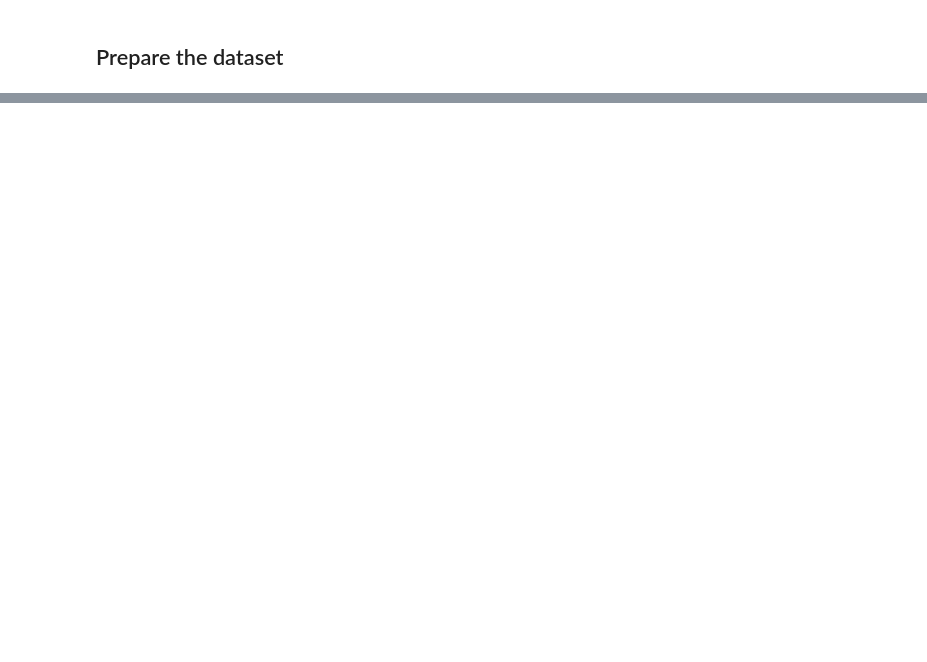
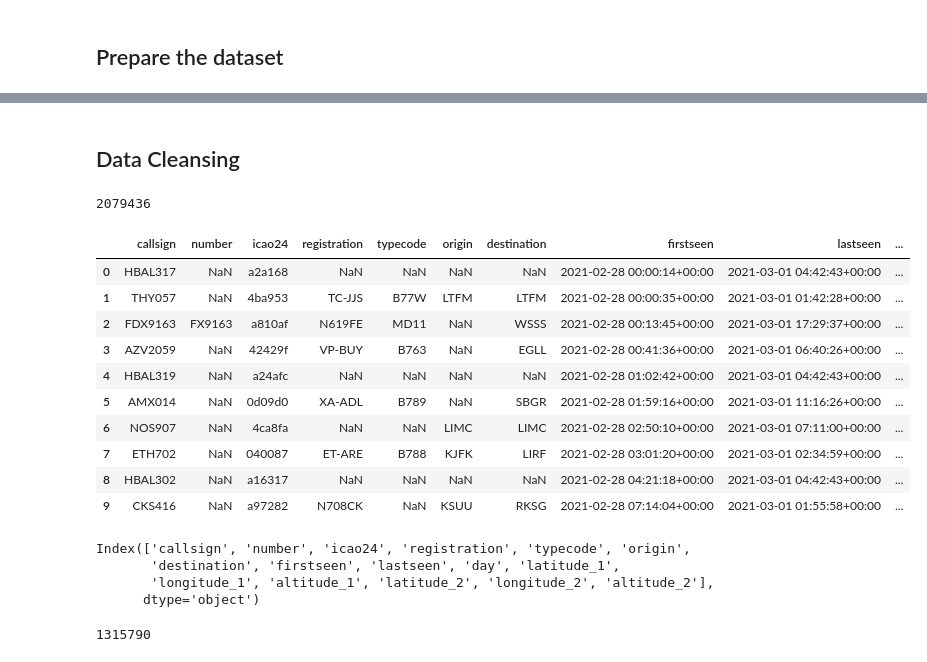
Before and after one commit to alpha2phi/jupyter-notebooks, a Jupyter notebook: nbs/10_network_and_graph.ipynb, the cells around one changed output, grey strips where cells are left out. Cells and saved outputs as stored; diff of their text form; code cells hidden in the pictures; blank space fills up the shorter version.

```diff
--- a/nbs/10_network_and_graph.ipynb
+++ b/nbs/10_network_and_graph.ipynb
@@ -204,14 +4,0 @@ def insert_data(query, rows, batch_size = 10000):
-# %%
-file = "./arxiv-metadata-oai-snapshot.json"
-
-metadata  = []
-
-lines = 100000    # 100k for testing
-with open(file, 'r') as f:
-    for line in tqdm(f):
-        metadata.append(json.loads(line))
-        lines -= 1
-        if lines == 0: break
-
-df = pd.DataFrame(metadata)
-df.head()
@@ -371,0 +30,2 @@ math.AP 1996
+# %% [markdown]
+## Data Cleansing
@@ -371,0 +54,37 @@ math.AP 1996
+# %%
+FLIGHT_DEC_2019 = f"{TEST_DATA_FOLDER}/flightlist_20191201_20191231.csv"
+FLIGHT_DEC_2020 = f"{TEST_DATA_FOLDER}/flightlist_20201201_20201231.csv"
+FLIGHT_MAR_2021 = f"{TEST_DATA_FOLDER}/flightlist_20210301_20210331.csv"
+# %%
+#df = pd.read_csv(FLIGHT_DEC_2019, low_memory=False)
+df = pd.read_csv(FLIGHT_MAR_2021, low_memory=False)
+#df = pd.read_csv(FLIGHT_DEC_2020, low_memory=False)
+len(df)
+# %% [output]
+2079436
+# %%
+df.head(10)
+# %% [output]
+|  | callsign | number | icao24 | registration | typecode | origin | destination | firstseen | lastseen | ... |
+| 0 | HBAL317 | NaN | a2a168 | NaN | NaN | NaN | NaN | 2021-02-28 00:00:14+00:00 | 2021-03-01 04:42:43+00:00 | ... |
+| 1 | THY057 | NaN | 4ba953 | TC-JJS | B77W | LTFM | LTFM | 2021-02-28 00:00:35+00:00 | 2021-03-01 01:42:28+00:00 | ... |
+| 2 | FDX9163 | FX9163 | a810af | N619FE | MD11 | NaN | WSSS | 2021-02-28 00:13:45+00:00 | 2021-03-01 17:29:37+00:00 | ... |
+| 3 | AZV2059 | NaN | 42429f | VP-BUY | B763 | NaN | EGLL | 2021-02-28 00:41:36+00:00 | 2021-03-01 06:40:26+00:00 | ... |
+| 4 | HBAL319 | NaN | a24afc | NaN | NaN | NaN | NaN | 2021-02-28 01:02:42+00:00 | 2021-03-01 04:42:43+00:00 | ... |
+| 5 | AMX014 | NaN | 0d09d0 | XA-ADL | B789 | NaN | SBGR | 2021-02-28 01:59:16+00:00 | 2021-03-01 11:16:26+00:00 | ... |
+| 6 | NOS907 | NaN | 4ca8fa | NaN | NaN | LIMC | LIMC | 2021-02-28 02:50:10+00:00 | 2021-03-01 07:11:00+00:00 | ... |
+| 7 | ETH702 | NaN | 040087 | ET-ARE | B788 | KJFK | LIRF | 2021-02-28 03:01:20+00:00 | 2021-03-01 02:34:59+00:00 | ... |
+| 8 | HBAL302 | NaN | a16317 | NaN | NaN | NaN | NaN | 2021-02-28 04:21:18+00:00 | 2021-03-01 04:42:43+00:00 | ... |
+| 9 | CKS416 | NaN | a97282 | N708CK | NaN | KSUU | RKSG | 2021-02-28 07:14:04+00:00 | 2021-03-01 01:55:58+00:00 | ... |
+# %%
+df.columns
+# %% [output]
+Index(['callsign', 'number', 'icao24', 'registration', 'typecode', 'origin',
+       'destination', 'firstseen', 'lastseen', 'day', 'latitude_1',
+       'longitude_1', 'altitude_1', 'latitude_2', 'longitude_2', 'altitude_2'],
+      dtype='object')
+# %%
+df.dropna(subset = ["origin", "destination"], inplace=True)
+len(df)
+# %% [output]
+1315790
```
Also changed, not shown: parts of 41 cells of this notebook.
